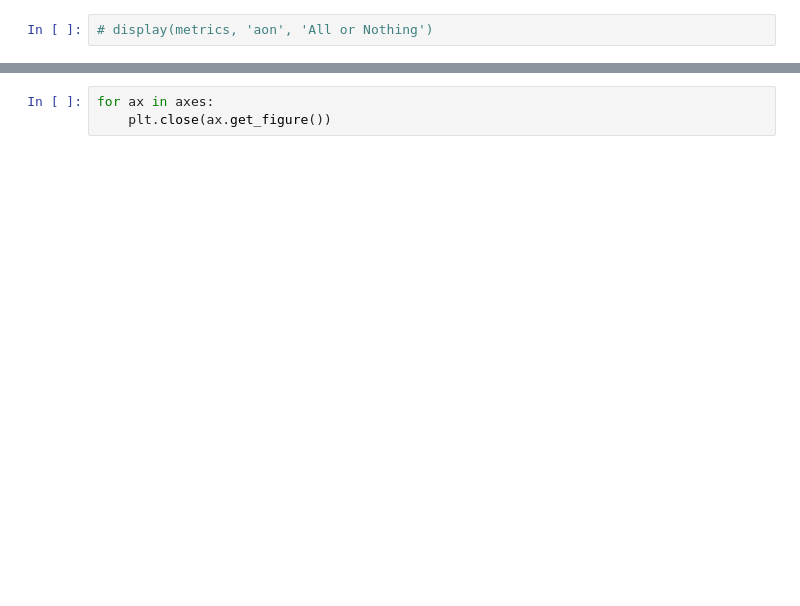
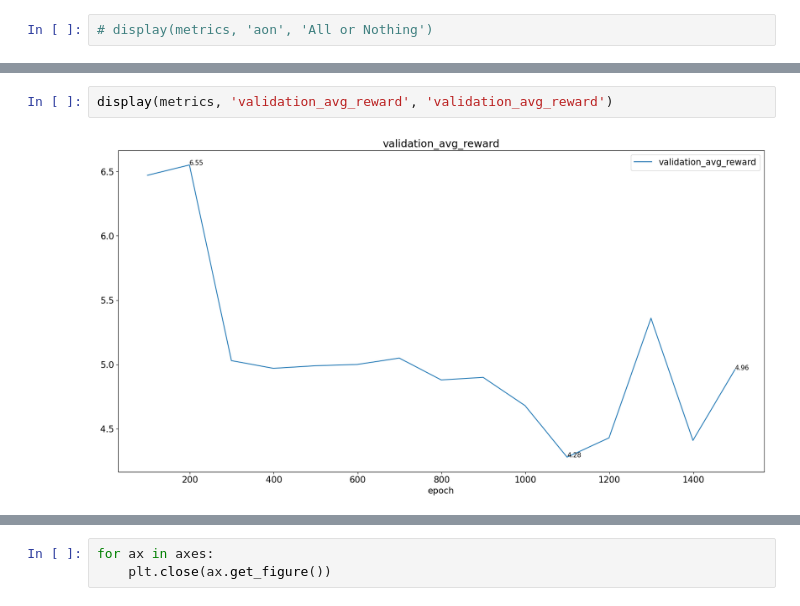
Before and after one commit to osnieltx/gnn-co, a Jupyter notebook: history_visualizer.ipynb, the cells around one changed output, grey strips where cells are left out. Saved outputs shown, nothing was run; the diff lists cells and outputs as text; blank space fills up the shorter version.

```diff
--- a/history_visualizer.ipynb
+++ b/history_visualizer.ipynb
@@ -61,0 +77,4 @@ TypeError: no numeric data to plot
+# %%
+display(metrics, 'validation_avg_reward', 'validation_avg_reward')
+# %% [output]
+[figure, added]
```
Also changed, not shown: parts of 10 cells of this notebook, 2 other files.
